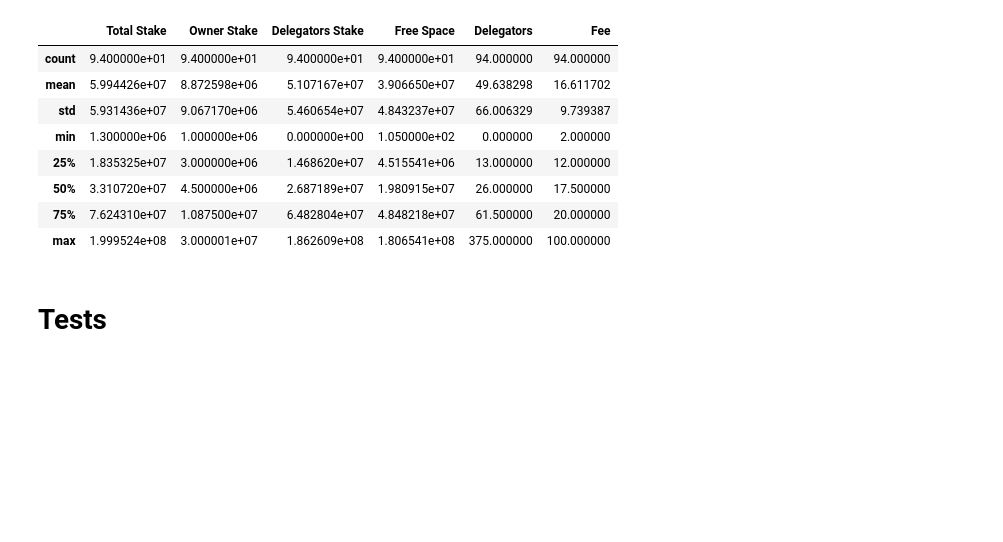
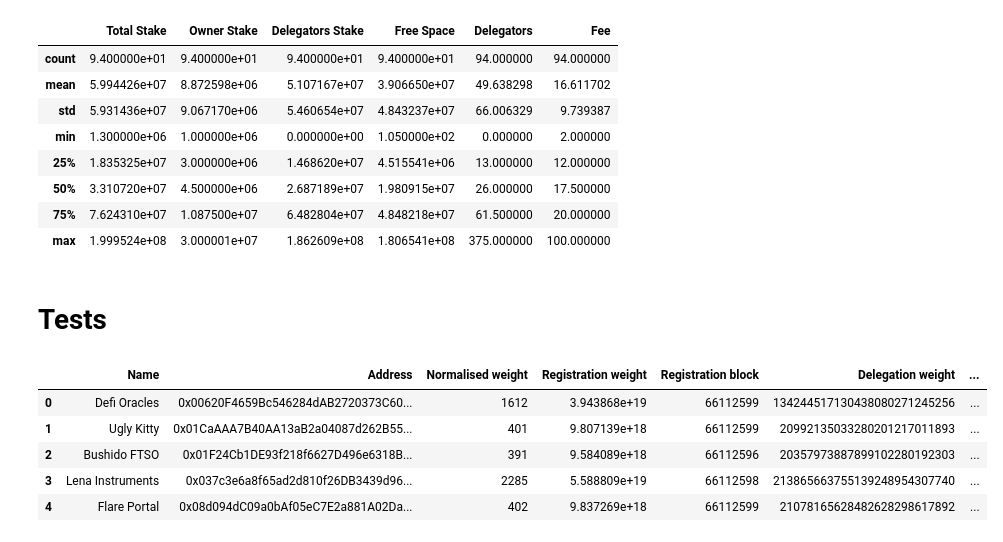
Before and after one commit to magurh/flare-metrics, a Jupyter notebook: notebooks/stake_analysis.ipynb, the cells around one changed output. Saved outputs shown, nothing was run; the diff lists cells and outputs as text; code cells hidden in the pictures; blank space fills up the shorter version.

```diff
--- a/notebooks/stake_analysis.ipynb
+++ b/notebooks/stake_analysis.ipynb
@@ -162,0 +217,9 @@ sorted_df.describe()
+# %%
+ftso_df.head()
+# %% [output]
+|  | Name | Address | Normalised weight | Registration weight | Registration block | Delegation weight | ... |
+| 0 | Defi Oracles | 0x00620F4659Bc546284dAB2720373C60... | 1612 | 3.943868e+19 | 66112599 | 134244517130438080271245256 | ... |
+| 1 | Ugly Kitty | 0x01CaAAA7B40AA13aB2a04087d262B55... | 401 | 9.807139e+18 | 66112599 | 20992135033280201217011893 | ... |
+| 2 | Bushido FTSO | 0x01F24Cb1DE93f218f6627D496e6318B... | 391 | 9.584089e+18 | 66112596 | 20357973887899102280192303 | ... |
+| 3 | Lena Instruments | 0x037c3e6a8f65ad2d810f26DB3439d96... | 2285 | 5.588809e+19 | 66112598 | 213865663755139248954307740 | ... |
+| 4 | Flare Portal | 0x08d094dC09a0bAf05eC7E2a881A02Da... | 402 | 9.837269e+18 | 66112599 | 21078165628482628298617892 | ... |
```
Also changed, not shown: parts of 2 cells of this notebook, 6 other files.
